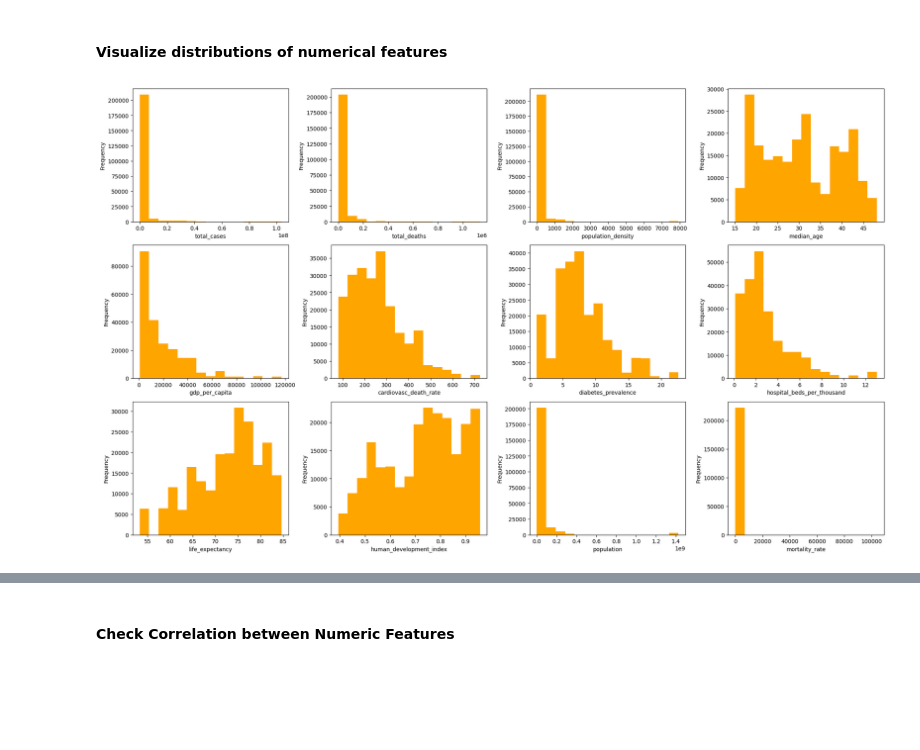
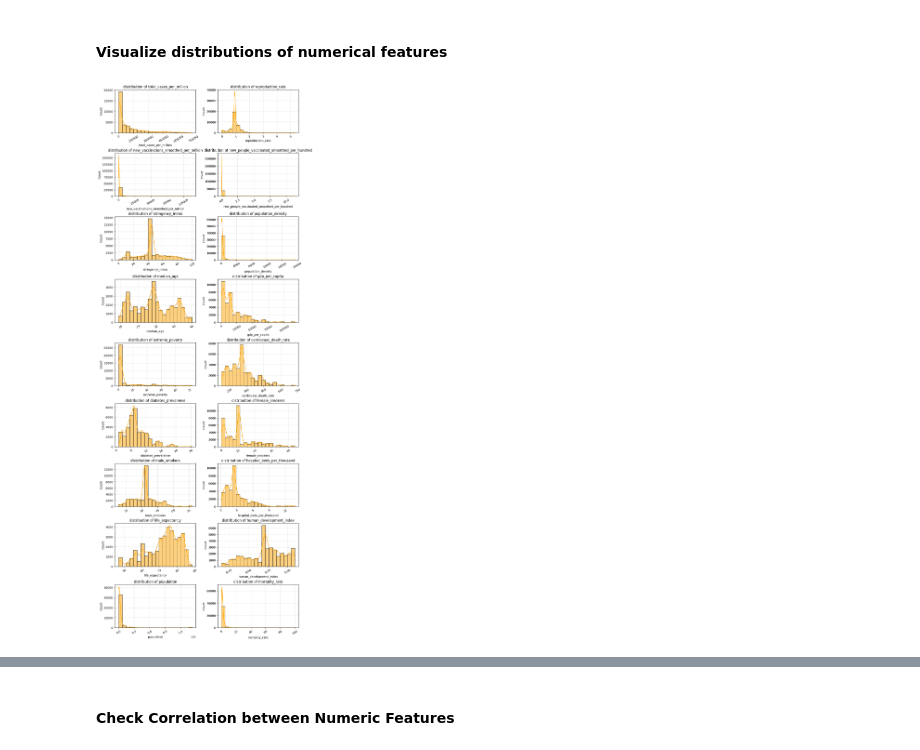
Before and after one commit to Calaabdul/COVID-19, a Jupyter notebook: covid.ipynb, the cells around one changed output, grey strips where cells are left out. Cells and saved outputs as stored; diff of their text form; code cells hidden in the pictures; blank space fills up the shorter version.

```diff
--- a/covid.ipynb
+++ b/covid.ipynb
@@ -145,0 +247,14 @@ clean_df.head()
+# %%
+# Function to impute missing values
+def impute_cols():
+    data = new_df.copy()
+    cols_to_impute = data.columns[new_df.isna().any()].tolist()
+
+    for col in cols_to_impute:
+        if (data[col].skew() > 1):
+            data[col].fillna(data[col].median(), inplace=True)
+        elif (data[col].skew() < -1):
+            data[col].fillna(data[col].median(), inplace=True)
+        else:
+            data[col].fillna(data[col].mean(), inplace=True)
+    return data
@@ -146 +263,3 @@ clean_df.head()
+# %%
+new_df = impute_cols()
 # %%
@@ -168,28 +284,31 @@ dtype: float64
 # %% [markdown]
 ## Exploratory Data Analysis
+# %%
+copy_df = new_df.copy()
 # %%
-num_cols = clean_df.select_dtypes('number').columns.tolist()
+num_cols = copy_df.select_dtypes('number').columns.tolist()
 cat_cols = 'continent'
 # %% [markdown]
 ####  Visualize distributions of numerical features
 # %%
-n_cols = 4
-num_plots = len(num_cols)
-n_rows = int(np.ceil(num_plots / n_cols))
+# Visualize distributions of numerical features
+plot_cols = [col for col in num_cols if col != 'date']
+n = len(plot_cols)
+fig, axes = plt.subplots(nrows=(n+1)//2, ncols=2, figsize=(10, 3*((n+1)//2)), constrained_layout=True)
+axes = axes.flatten()
 
-# Create subplots
-fig, ax = plt.subplots(n_rows, n_cols, figsize=(5 * n_cols, 4 * n_rows))
-ax = ax.flatten()
-for i, col in enumerate(num_cols):
-    ax[i].hist(clean_df[col].dropna(), color="orange", bins=15)
-    ax[i].set_xlabel(col)
-    ax[i].set_ylabel("Frequency")
+for ax, col in zip(axes, plot_cols):
+    data = copy_df[col].dropna()
+    sns.histplot(data, bins=20, kde=True, ax=ax, color='orange')
+    ax.set_title(f"distribution of {col}")
+    ax.set_xlabel(col)
+    ax.set_ylabel('Count')
+    if len(data.unique()) > 10:
+        ax.xaxis.set_major_locator(plt.MaxNLocator(nbins=6))
+    ax.tick_params(axis='x', labelrotation=30)
+    ax.grid(True, linestyle='--', alpha=0.5)
 
-# Hide unused axes
-for ax in ax[num_plots:]:
+for ax in axes[n:]:
     ax.set_visible(False)
-
-plt.tight_layout()
-plt.show()
 # %% [output]
-[figure, old version]
+[figure, new version]
```
Also changed, not shown: parts of 68 cells of this notebook, 2 other files.
